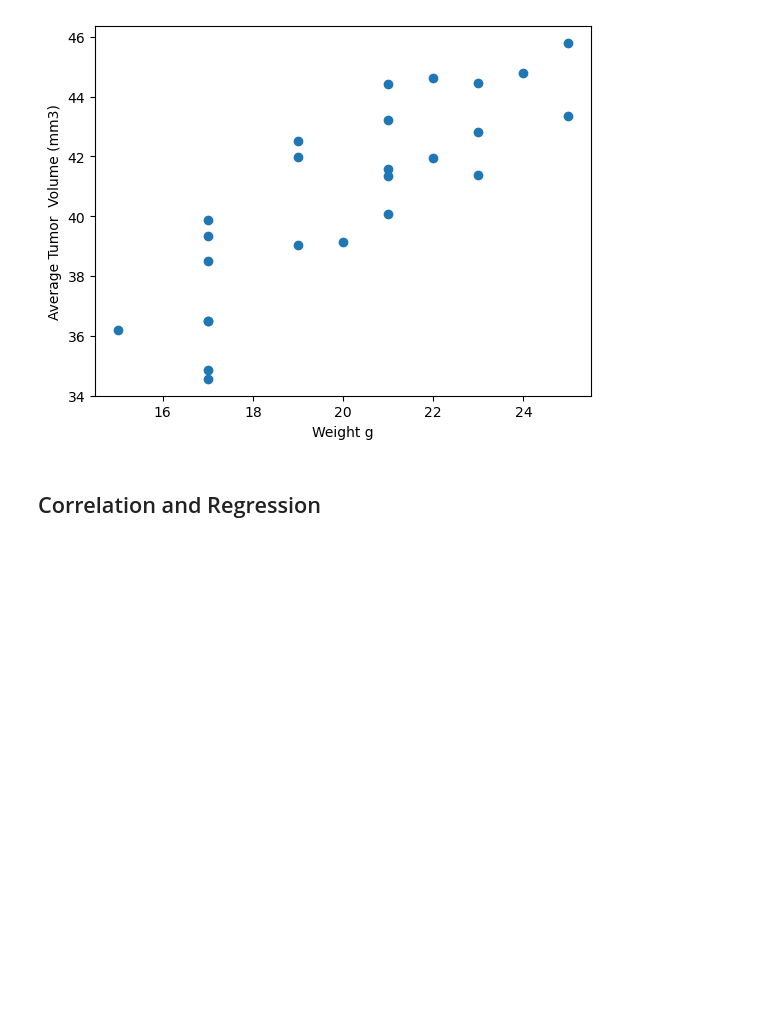
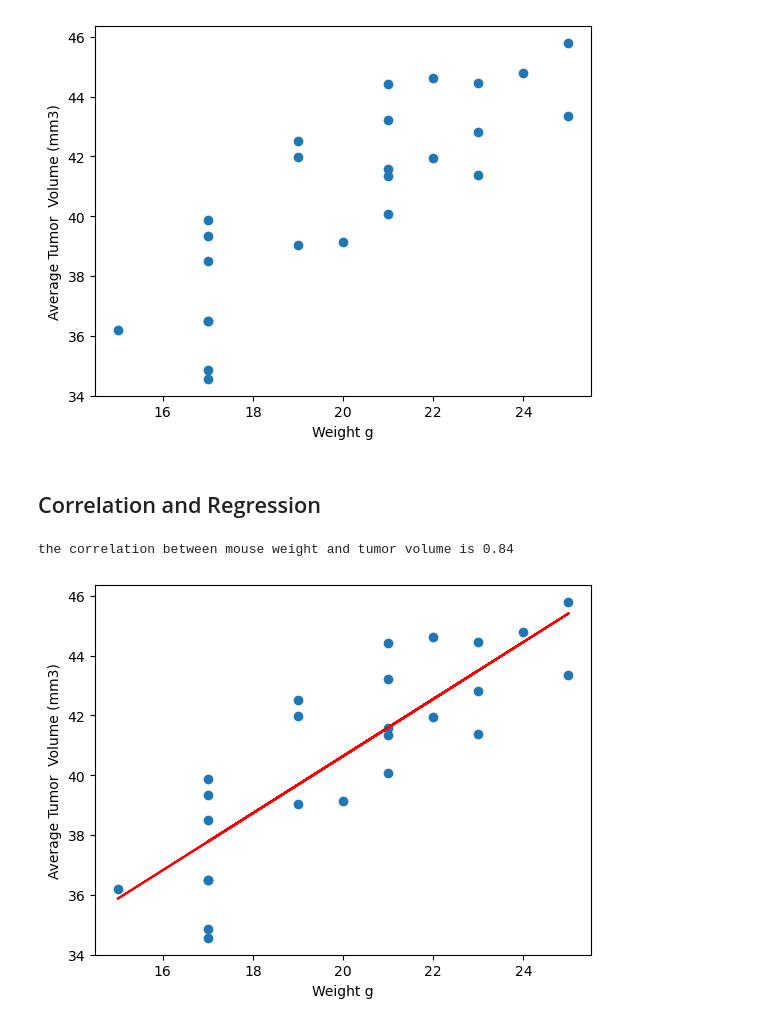
Before and after one commit to aparsley1/Matplotlib-challenge, a Jupyter notebook: Pymaceuticals Inc/Pymaceuticals.ipynb, the cells around one changed output. Saved outputs shown, nothing was run; the diff lists cells and outputs as text; code cells hidden in the pictures; blank space fills up the shorter version.

Commit message:
correlation and regression complete

```diff
--- a/Pymaceuticals Inc/Pymaceuticals.ipynb
+++ b/Pymaceuticals Inc/Pymaceuticals.ipynb
@@ -288,3 +295,19 @@ plt.show()
 # %%
 # Calculate the correlation coefficient and a linear regression model
 # for mouse weight and average observed tumor volume for the entire Capomulin regimen
+corr = st.pearsonr(capomulin_average["Weight (g)"], capomulin_average["Tumor Volume (mm3)"])
+print(f'the correlation between mouse weight and tumor volume is {round(corr[0],2)}')
+# %% [output]
+the correlation between mouse weight and tumor volume is 0.84
+# %%
+#plot linear regression on top of scatter plot
+(slope, intercept,rvalue, pvalue, stderr) = st.linregress(capomulin_average["Weight (g)"],capomulin_average["Tumor Volume (mm3)"])
+regress_val = capomulin_average["Weight (g)"] * slope + intercept
+
+plt.scatter(capomulin_average["Weight (g)"], capomulin_average["Tumor Volume (mm3)"])
+plt.plot(capomulin_average["Weight (g)"], regress_val, "r-")
+plt.ylabel("Average Tumor  Volume (mm3)")
+plt.xlabel("Weight g")
+plt.show()
+# %% [output]
+[figure, added]
```
Also changed, not shown: parts of 1 cell of this notebook.
